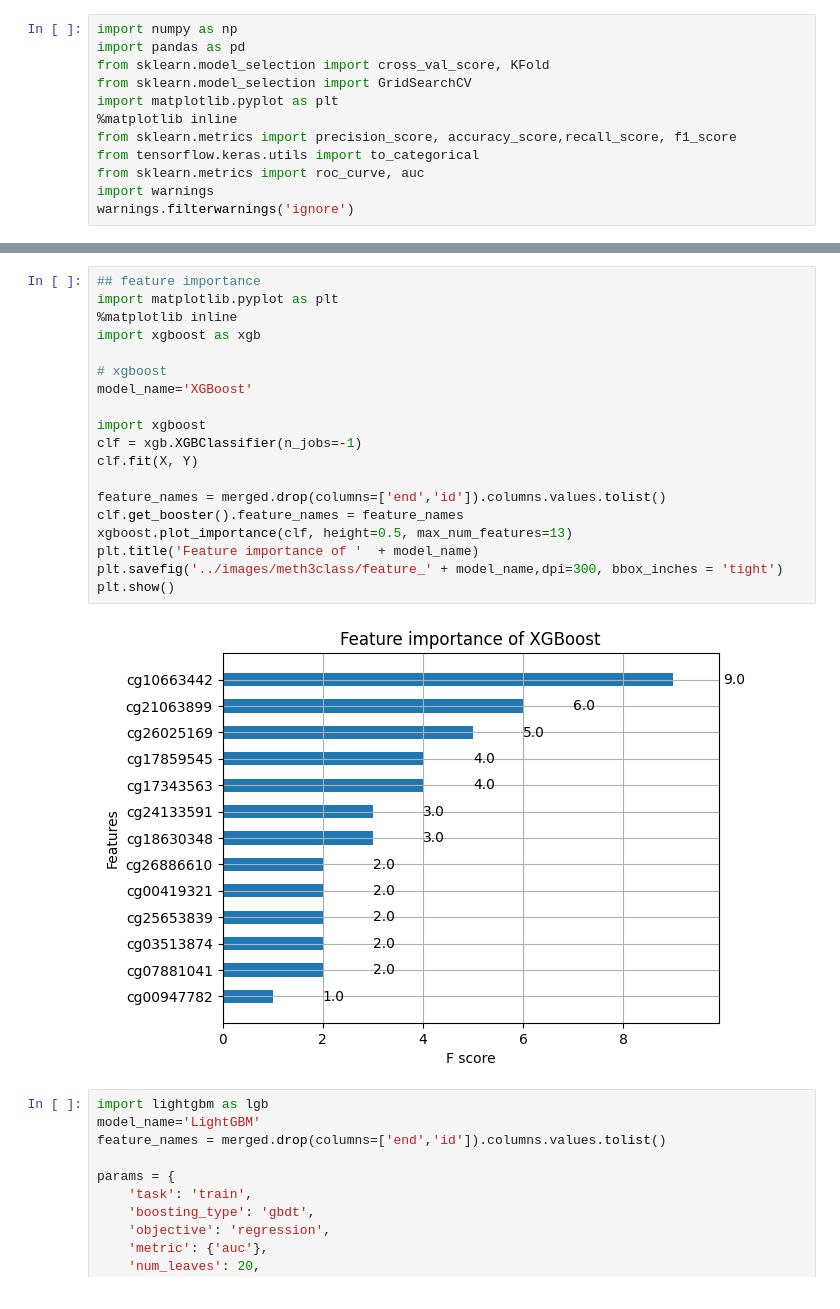
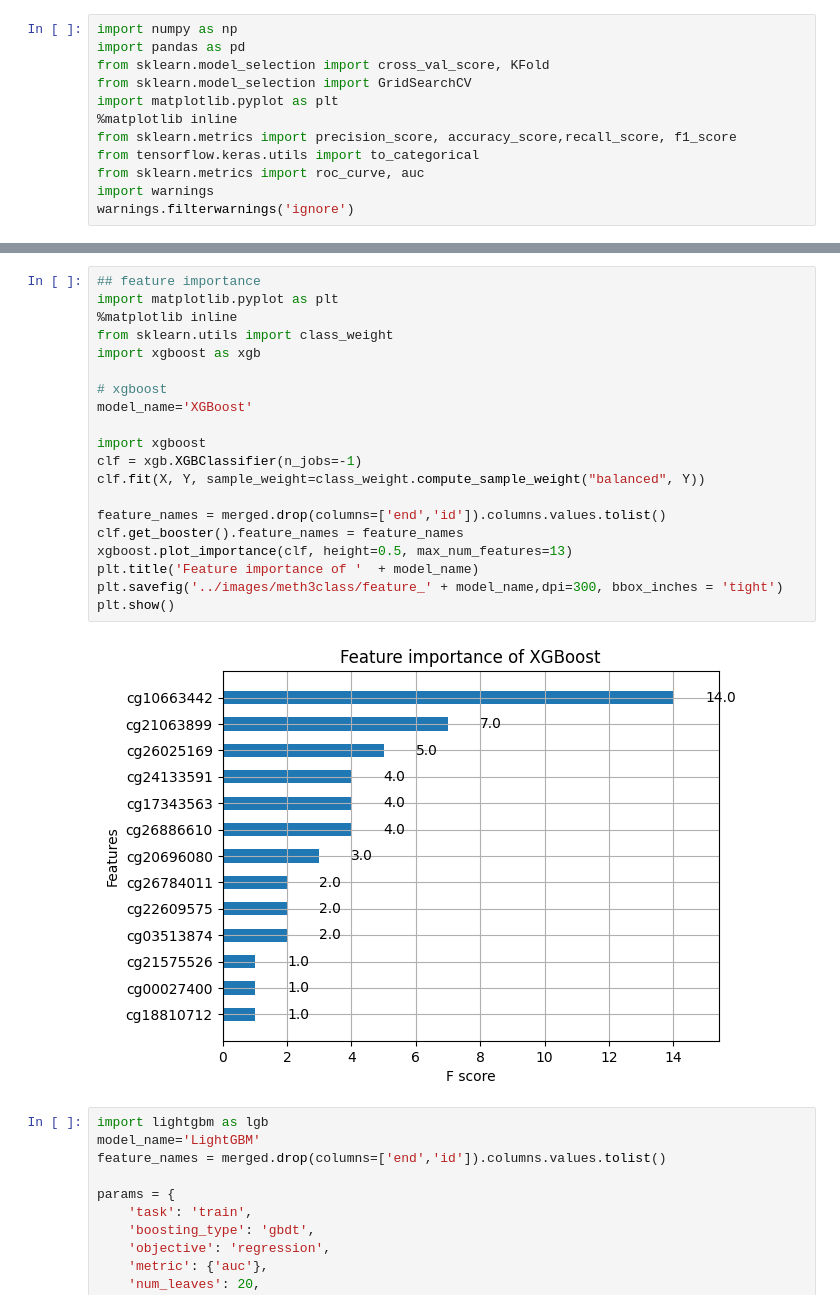
Before and after one commit to Liuzhe30/CHRP, a Jupyter notebook: experiment/06-machine-learning-methylation-3class.ipynb, the cells around one changed output, grey strips where cells are left out. Cells and saved outputs as stored; diff of their text form.

```diff
--- a/experiment/06-machine-learning-methylation-3class.ipynb
+++ b/experiment/06-machine-learning-methylation-3class.ipynb
@@ -54,24 +54,25 @@ print(Y)
 # %%
 ## feature importance
 import matplotlib.pyplot as plt
 %matplotlib inline
+from sklearn.utils import class_weight
 import xgboost as xgb
 
 # xgboost
 model_name='XGBoost'
 
 import xgboost
 clf = xgb.XGBClassifier(n_jobs=-1)
-clf.fit(X, Y)
+clf.fit(X, Y, sample_weight=class_weight.compute_sample_weight("balanced", Y))
 
 feature_names = merged.drop(columns=['end','id']).columns.values.tolist()
 clf.get_booster().feature_names = feature_names
 xgboost.plot_importance(clf, height=0.5, max_num_features=13)
 plt.title('Feature importance of '  + model_name)
 plt.savefig('../images/meth3class/feature_' + model_name,dpi=300, bbox_inches = 'tight')
 plt.show()
 # %% [output]
-[figure, old version]
+[figure, new version]
 # %%
 import lightgbm as lgb
 model_name='LightGBM'
```
Also changed, not shown: parts of 6 cells of this notebook, 2 other files.
